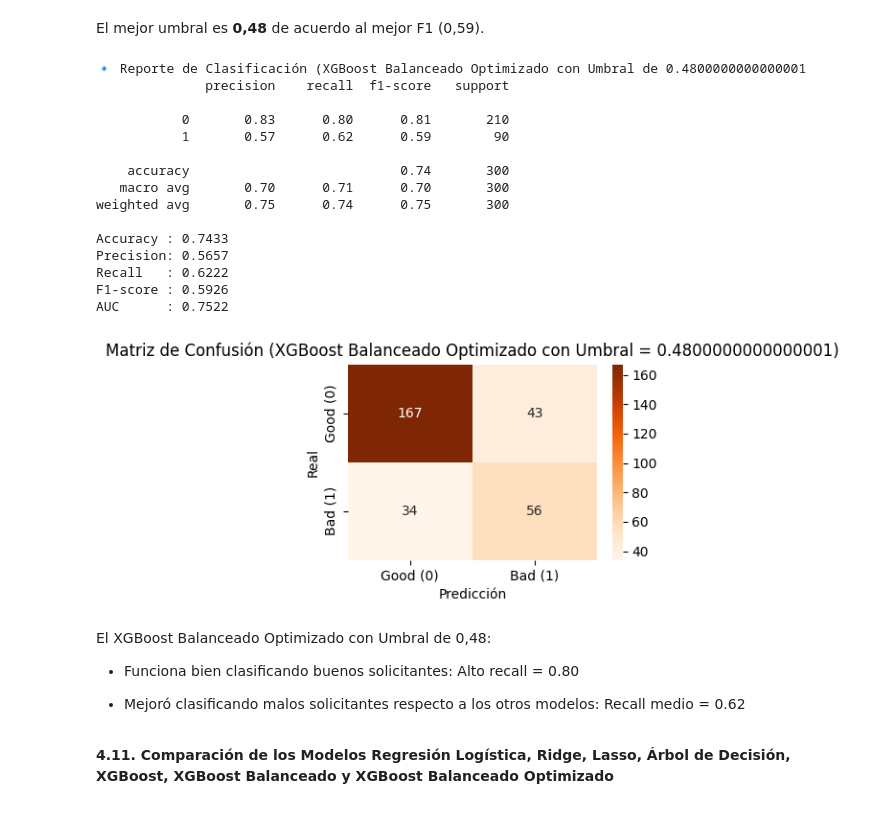
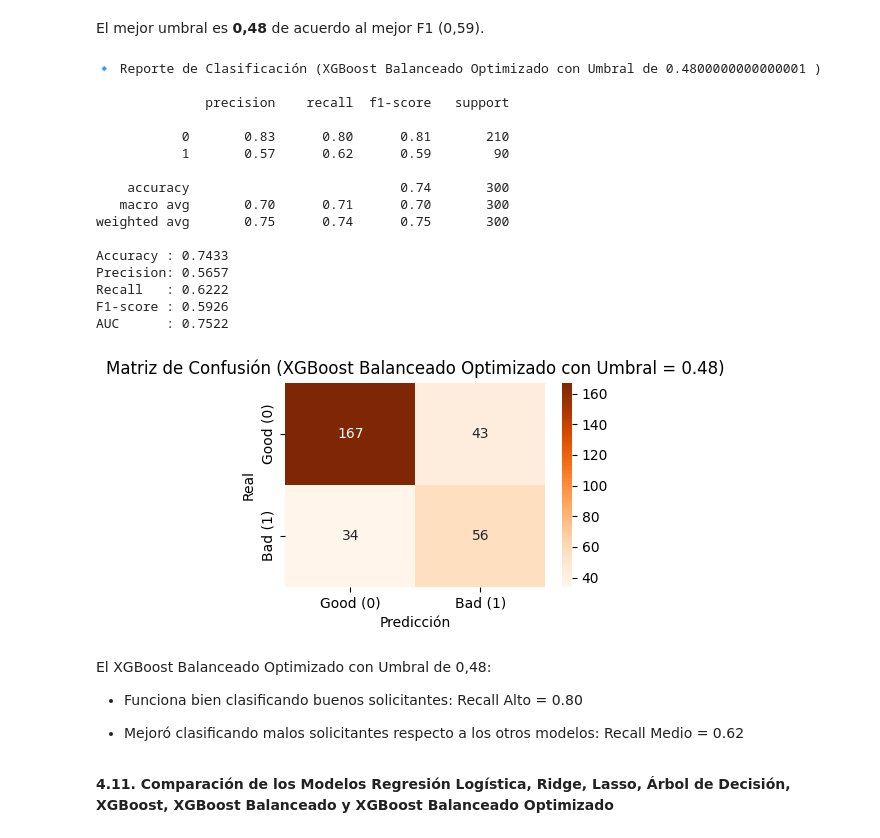
Before and after one commit to davids0064/analisis_datos, a Jupyter notebook: Taller_inova_pre1.ipynb, the cells around one changed output. Cells and saved outputs as stored; diff of their text form; code cells hidden in the pictures.

```diff
--- a/Taller_inova_pre1.ipynb
+++ b/Taller_inova_pre1.ipynb
@@ -300,6 +316,8 @@ tabla_corr
 # %% [markdown]
 **3.10. Análisis Univariado de las 10 de las Variables Numéricas y Dummies más correlacionadas con la Variable Objetivo (target)**
 # %%
+top_vars = tabla_corr["Variable"].values
+
 n = len(top_vars)
 
 cols = 4
@@ -641,6 +659,9 @@ Lasso no está eliminando variables, por lo cual se presume que la selección de
 # %% [markdown]
 Se utiliza un modelo de Árbol de Decisión con el fin de identificar qué variables y umbrales diferencian mejor a los solicitantes "good" y "bad".
 # %%
+x_tree = X
+y_tree = y
+
 # Split SOLO para el árbol (sin escalar)
 Xtr_tree, Xte_tree, ytr_tree, yte_tree = train_test_split(
     X_tree, y_tree, test_size=0.3, random_state=42, stratify=y_tree)
@@ -1144,9 +1168,9 @@ datos = []
 for u in umbrales:
     y_pred_u = (y_proba_xgb >= u).astype(int)
 
-    prec = precision_score(y_test_xgb, y_pred_u)
-    rec  = recall_score(y_test_xgb, y_pred_u)
-    f1   = f1_score(y_test_xgb, y_pred_u)
+    prec = precision_score(y_test, y_pred_u)
+    rec  = recall_score(y_test, y_pred_u)
+    f1   = f1_score(y_test, y_pred_u)
 
     datos.append([u, prec, rec, f1])
 
@@ -1157,7 +1181,7 @@ for u in umbrales:
 tabla_umbral = pd.DataFrame(datos, columns=["Umbral", "Precision", "Recall", "F1"])
 
 print("Mejor F1:", mejor_f1)
-print("\nMejor Umbral:", mejor_umbral)
+print("Mejor Umbral:", mejor_umbral)
 print("\n")
 
 pd.set_option('display.max_rows', None)
@@ -1192,58 +1215,59 @@ El mejor umbral es **0,48** de acuerdo al mejor F1 (0,59).
 y_pred_opt = (y_proba_xgb >= mejor_umbral).astype(int)
 
 # Reporte de Clasificación
-print("🔹 Reporte de Clasificación (XGBoost Balanceado Optimizado con Umbral de", mejor_umbral)
-print(classification_report(y_test_xgb, y_pred_opt))
+print("🔹 Reporte de Clasificación (XGBoost Balanceado Optimizado con Umbral de", mejor_umbral, ")\n")
+print(classification_report(y_test, y_pred_opt))
 
 # Métricas
-acc_opt  = accuracy_score(y_test_xgb, y_pred_opt)
-prec_opt = precision_score(y_test_xgb, y_pred_opt)
-rec_opt  = recall_score(y_test_xgb, y_pred_opt)
-f1_opt   = f1_score(y_test_xgb, y_pred_opt)
-auc_opt  = roc_auc_score(y_test_xgb, y_proba_xgb)
+acc_opt  = accuracy_score(y_test, y_pred_opt)
+prec_opt = precision_score(y_test, y_pred_opt)
+rec_opt  = recall_score(y_test, y_pred_opt)
+f1_opt   = f1_score(y_test, y_pred_opt)
+auc_opt  = roc_auc_score(y_test, y_proba_xgb)
 
 print(f"Accuracy : {acc_opt:.4f}")
 print(f"Precision: {prec_opt:.4f}")
 print(f"Recall   : {rec_opt:.4f}")
 print(f"F1-score : {f1_opt:.4f}")
 print(f"AUC      : {auc_opt:.4f}")
 print("\n")
 
 # Matriz de confusión
-cm_opt = confusion_matrix(y_test_xgb, y_pred_opt)
+cm_opt = confusion_matrix(y_test, y_pred_opt)
 
 plt.figure(figsize=(4,3))
 sns.heatmap(cm_opt, annot=True, fmt='d', cmap='Oranges',
             xticklabels=['Good (0)', 'Bad (1)'],
             yticklabels=['Good (0)', 'Bad (1)'])
-plt.title(f"Matriz de Confusión (XGBoost Balanceado Optimizado con Umbral = {mejor_umbral})")
+plt.title(f"Matriz de Confusión (XGBoost Balanceado Optimizado con Umbral = {mejor_umbral:.2f})")
 plt.xlabel("Predicción")
 plt.ylabel("Real")
 plt.tight_layout()
 plt.show()
 # %% [output]
-🔹 Reporte de Clasificación (XGBoost Balanceado Optimizado con Umbral de 0.4800000000000001
+🔹 Reporte de Clasificación (XGBoost Balanceado Optimizado con Umbral de 0.4800000000000001 )
+
               precision    recall  f1-score   support
 
            0       0.83      0.80      0.81       210
            1       0.57      0.62      0.59        90
 
     accuracy                           0.74       300
    macro avg       0.70      0.71      0.70       300
 weighted avg       0.75      0.74      0.75       300
 
 Accuracy : 0.7433
 Precision: 0.5657
 Recall   : 0.6222
 F1-score : 0.5926
 AUC      : 0.7522
-[figure, old version]
+[figure, new version]
 # %% [markdown]
 El XGBoost Balanceado Optimizado con Umbral de 0,48:
 
-* Funciona bien clasificando buenos solicitantes: Alto recall = 0.80
+* Funciona bien clasificando buenos solicitantes: Recall Alto = 0.80
 
-* Mejoró clasificando malos solicitantes respecto a los otros modelos: Recall medio = 0.62
+* Mejoró clasificando malos solicitantes respecto a los otros modelos: Recall Medio = 0.62
 # %% [markdown]
 **4.11. Comparación de los Modelos Regresión Logística, Ridge, Lasso, Árbol de Decisión, XGBoost, XGBoost Balanceado y XGBoost Balanceado Optimizado**
 # %%
```
Also changed, not shown: parts of 66 cells of this notebook.
